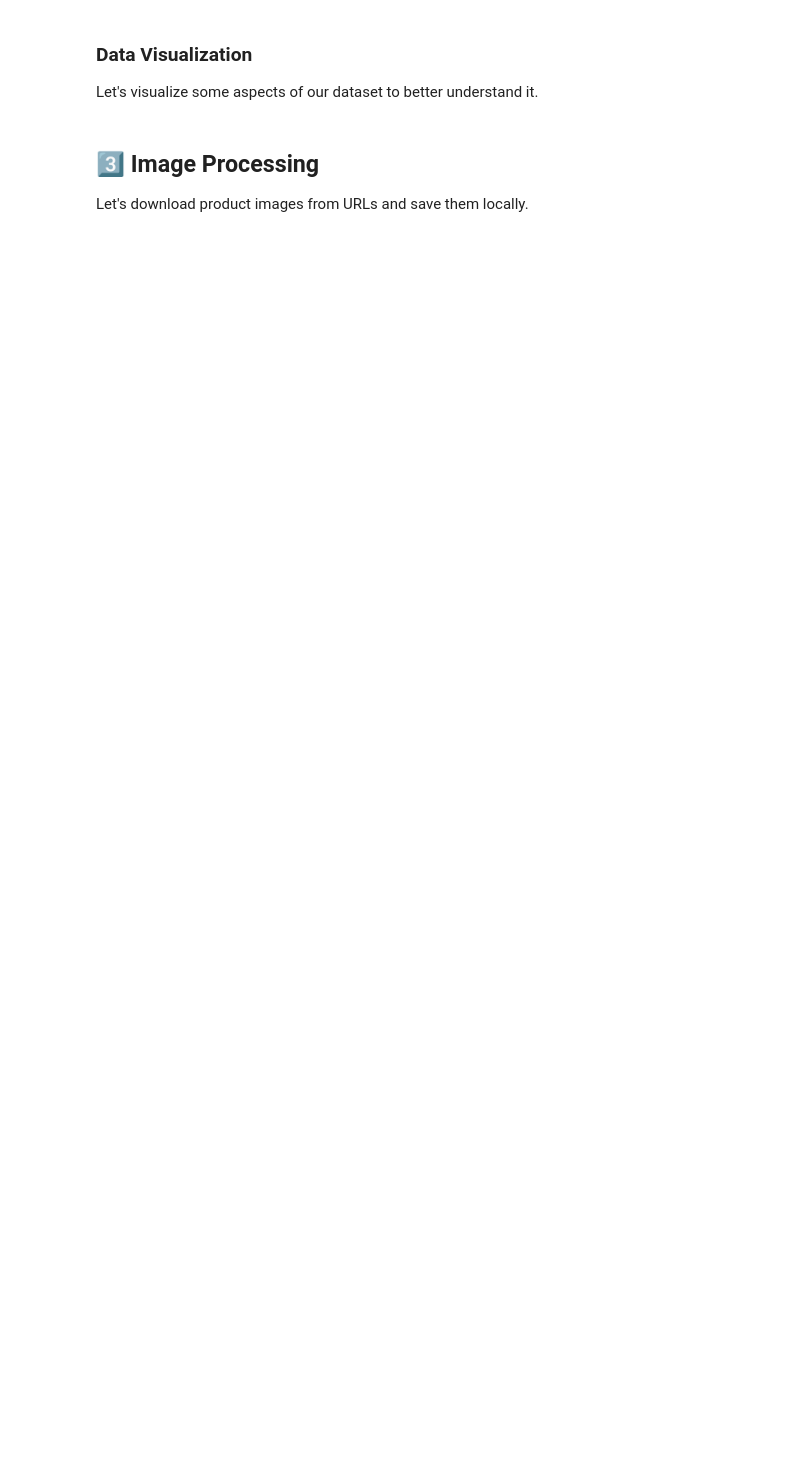
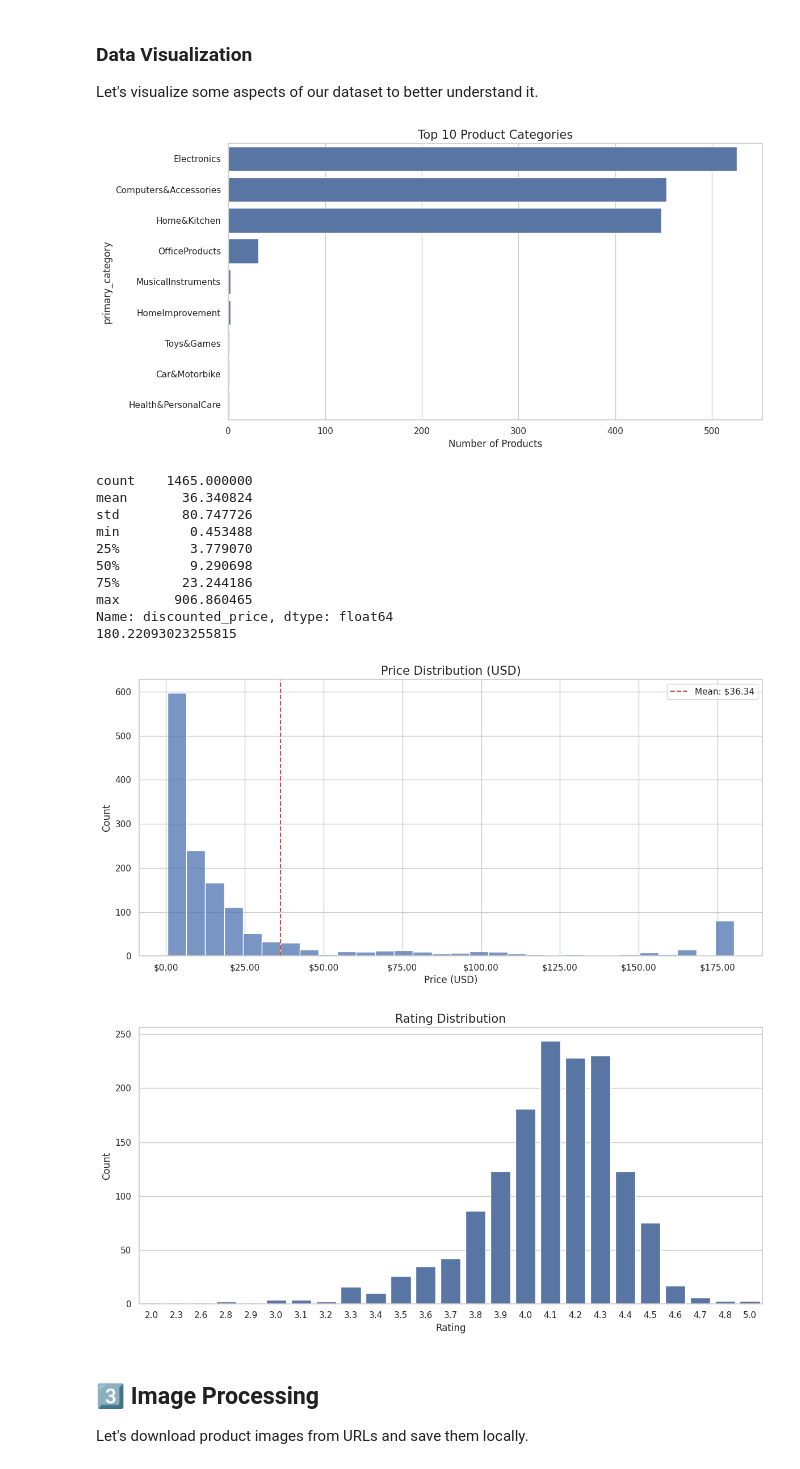
Before and after one commit to kennethPakChungNg/Vector_Shop_Search_System, a Jupyter notebook: vectorshop/notebooks/02_VectorShop_Full_Process.ipynb, the cells around one changed output. Drawn from its saved outputs; the diff is of its cells as text; code cells hidden in the pictures; blank space fills up the shorter version.

Commit message:
update plots and dataset

```diff
--- a/vectorshop/notebooks/02_VectorShop_Full_Process.ipynb
+++ b/vectorshop/notebooks/02_VectorShop_Full_Process.ipynb
@@ -141,38 +189,72 @@ def get_primary_category(category):
 amazon_df['primary_category'] = amazon_df['category'].apply(get_primary_category)
 
 # Plot category distribution
 plt.figure(figsize=(12, 6))
 top_categories = amazon_df['primary_category'].value_counts().head(10)
 sns.barplot(x=top_categories.values, y=top_categories.index)
 plt.title('Top 10 Product Categories', fontsize=15)
 plt.xlabel('Number of Products', fontsize=12)
 plt.tight_layout()
 plt.show()
 
-# Convert price to numeric
-amazon_df['price_numeric'] = pd.to_numeric(
+# Convert price to numeric (already done in your code)
+product_indian = amazon_df['price_numeric'] = pd.to_numeric(
     amazon_df['discounted_price'].str.replace('₹', '').str.replace(',', ''),
     errors='coerce'
 )
 
+# Convert to USD
+product_usd = product_indian / 86
+
+# Check distribution to set clipping range
+print(product_usd.describe())
+print(product_usd.quantile(0.95))
+
+# Set clipping range (adjust based on your data, e.g., 95th percentile)
+clip_max = product_usd.quantile(0.95)  # Example: might be ~500 USD
+clipped_data = product_usd.clip(0, clip_max)
+
 # Plot price distribution
 plt.figure(figsize=(12, 6))
-sns.histplot(amazon_df['price_numeric'].clip(0, 5000), bins=30)
-plt.title('Price Distribution (INR)', fontsize=15)
-plt.xlabel('Price (INR)', fontsize=12)
+sns.histplot(clipped_data, bins=30)  # Adjusted to 30 bins, tweak as needed
+plt.title('Price Distribution (USD)', fontsize=15)
+plt.xlabel('Price (USD)', fontsize=12)
 plt.ylabel('Count', fontsize=12)
+
+# Format x-axis as currency
+plt.gca().xaxis.set_major_formatter(plt.FuncFormatter(lambda x, _: f'${x:.2f}'))
+
+# Optional: Add mean price line
+mean_price = product_usd.mean()
+plt.axvline(mean_price, color='r', linestyle='--', label=f'Mean: ${mean_price:.2f}')
+plt.legend()
+
 plt.tight_layout()
 plt.show()
 
 # Plot rating distribution
 plt.figure(figsize=(12, 6))
 amazon_df['rating'] = pd.to_numeric(amazon_df['rating'], errors='coerce')
 sns.countplot(x='rating', data=amazon_df)
 plt.title('Rating Distribution', fontsize=15)
 plt.xlabel('Rating', fontsize=12)
 plt.ylabel('Count', fontsize=12)
 plt.tight_layout()
 plt.show()
+# %% [output]
+[figure, added]
+count    1465.000000
+mean       36.340824
+std        80.747726
+min         0.453488
+25%         3.779070
+50%         9.290698
+75%        23.244186
+max       906.860465
+Name: discounted_price, dtype: float64
+180.22093023255815
+[figure, added]
+[figure, added]
 # %% [markdown]
 ## 3️⃣ Image Processing
 
```
Also changed, not shown: parts of 14 cells of this notebook, 3 other files.
